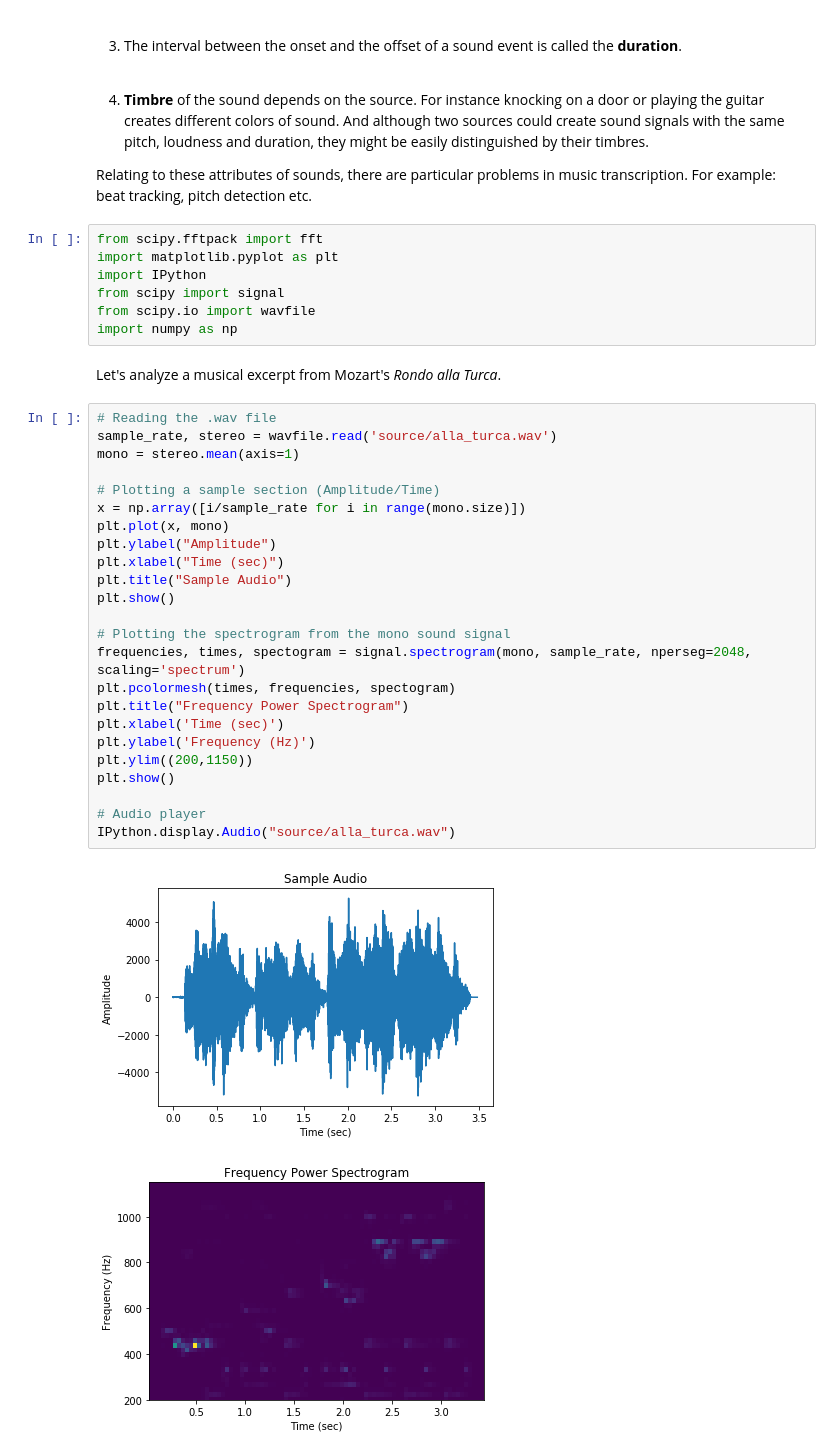
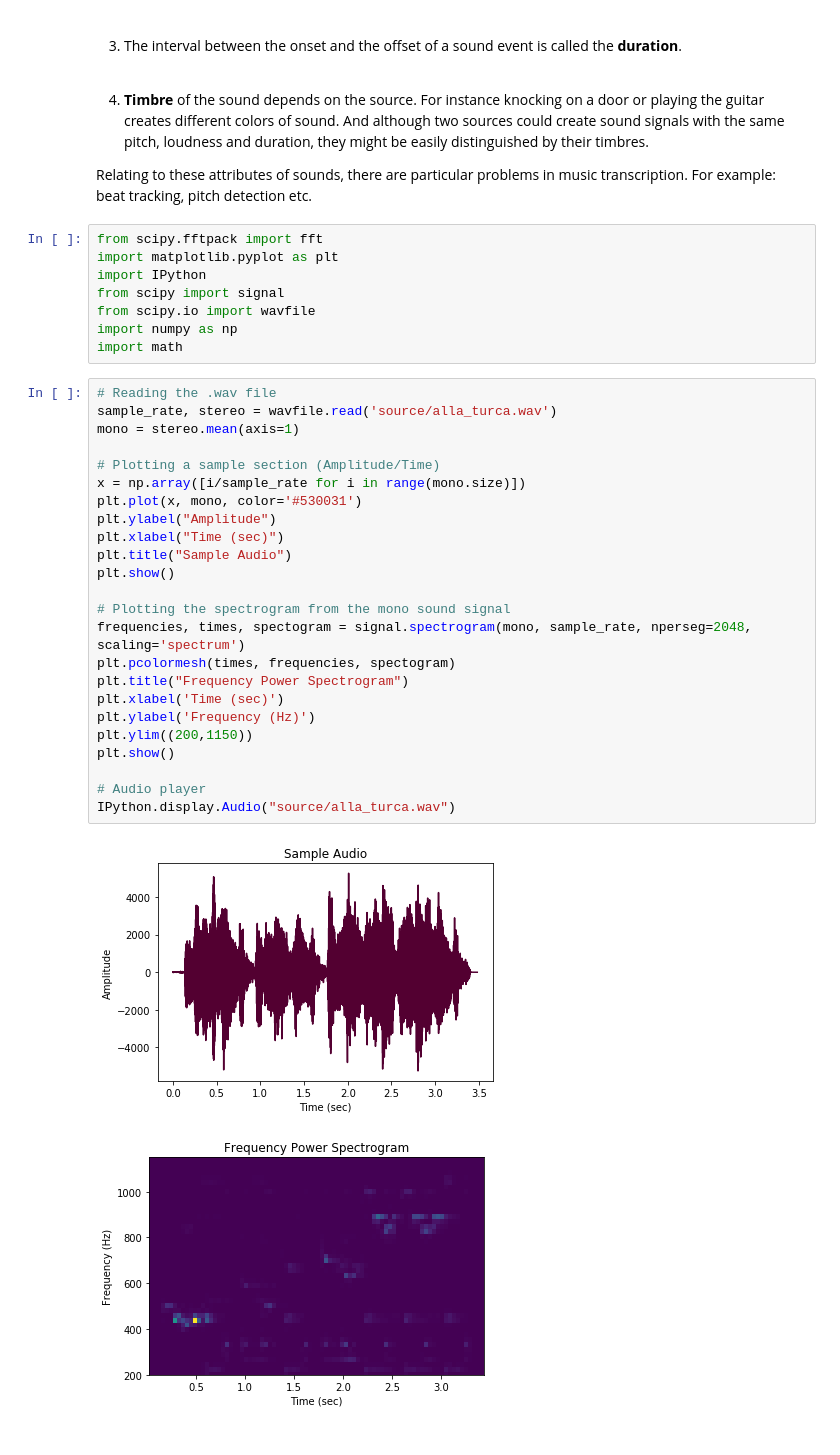
Before and after one commit to OnurOrhan/music-transcription-research, a Jupyter notebook: Report.ipynb, the cells around one changed output. Drawn from its saved outputs; the diff is of its cells as text.

```diff
--- a/Report.ipynb
+++ b/Report.ipynb
@@ -26,34 +26,33 @@ import IPython
 from scipy import signal
 from scipy.io import wavfile
 import numpy as np
+import math
-# %% [markdown]
-Let's analyze a musical excerpt from Mozart's *Rondo alla Turca*.
 # %%
 # Reading the .wav file
 sample_rate, stereo = wavfile.read('source/alla_turca.wav')
 mono = stereo.mean(axis=1)
 
 # Plotting a sample section (Amplitude/Time)
 x = np.array([i/sample_rate for i in range(mono.size)])
-plt.plot(x, mono)
+plt.plot(x, mono, color='#530031')
 plt.ylabel("Amplitude")
 plt.xlabel("Time (sec)")
 plt.title("Sample Audio")
 plt.show()
 
 # Plotting the spectrogram from the mono sound signal
 frequencies, times, spectogram = signal.spectrogram(mono, sample_rate, nperseg=2048, scaling='spectrum')
 plt.pcolormesh(times, frequencies, spectogram)
 plt.title("Frequency Power Spectrogram")
 plt.xlabel('Time (sec)')
 plt.ylabel('Frequency (Hz)')
 plt.ylim((200,1150))
 plt.show()
 
 # Audio player
 IPython.display.Audio("source/alla_turca.wav")
 # %% [output]
-[figure, old version]
+[figure, new version]
 [figure]
 [interactive output not drawn]
 # %% [markdown]
```
Also changed, not shown: parts of 7 cells of this notebook, 2 other files.
